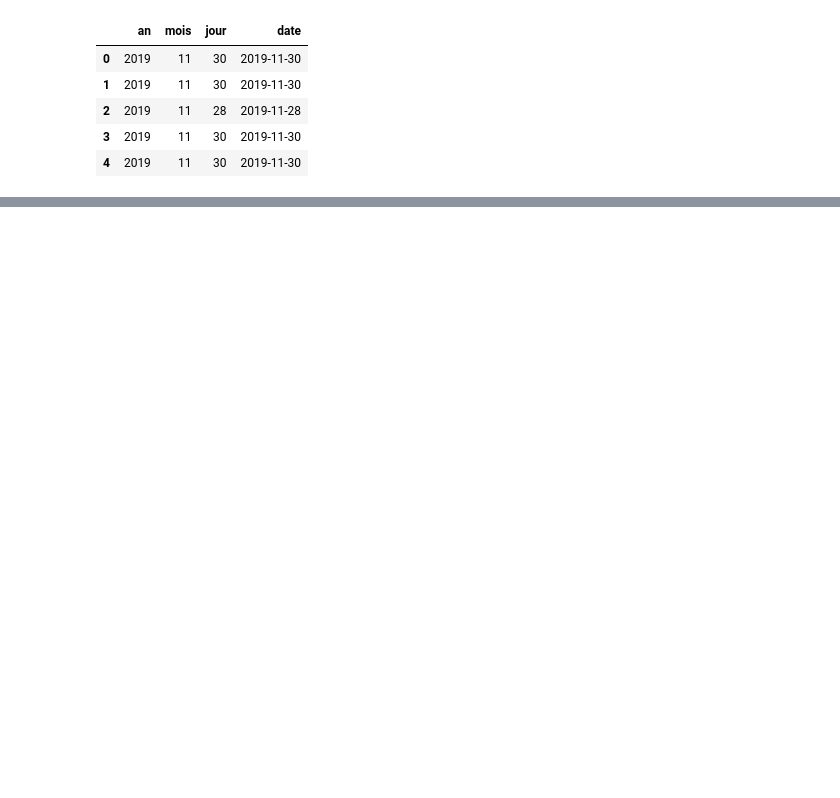
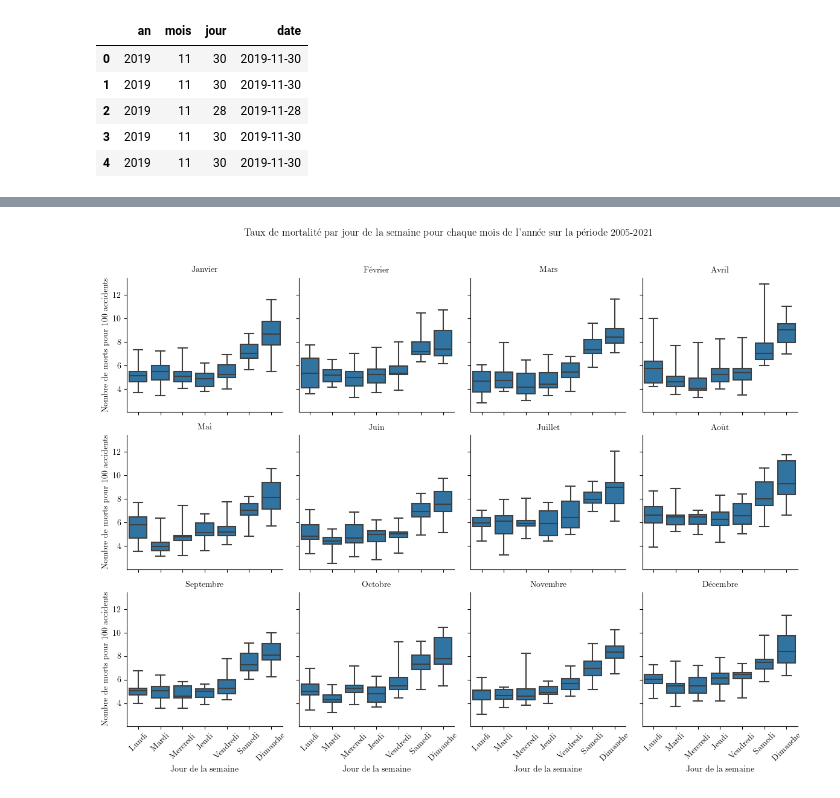
Before and after one commit to nlejay/accidents_circulation, a Jupyter notebook: projet_acc_route.ipynb, the cells around one changed output, grey strips where cells are left out. Cells and saved outputs as stored; diff of their text form; code cells hidden in the pictures; blank space fills up the shorter version.

Commit message:
comparaison taux mortalité week-end et semaine entre juillet-août et les autres mois

```diff
--- a/projet_acc_route.ipynb
+++ b/projet_acc_route.ipynb
@@ -1375,0 +1099,7 @@ Comme pour le mois de juillet, l'ANOVA permet de rejeter l'hypothèse nulle : $\
+# %%
+acc_par_jour = (df_caract
+                .groupby(['an','mois','nom_mois','nom_jour'])
+                .agg(accidents = pd.NamedAgg('Num_Acc','count'))
+                .reset_index()
+                )
+acc_par_jour.head()
@@ -1375,0 +1113,8 @@ Comme pour le mois de juillet, l'ANOVA permet de rejeter l'hypothèse nulle : $\
+# %%
+morts_par_jour = (df_caract[['Num_Acc','an','mois','jour','date','nom_jour']]
+                  .merge(df_usagers.loc[df_usagers['grav']==2], on='Num_Acc', how='inner')
+                  .groupby(['an','mois','nom_jour'])
+                  .agg(morts = pd.NamedAgg('Num_Acc','count'))
+                  .reset_index()
+                 )
+morts_par_jour.head()
@@ -1375,0 +1130,4 @@ Comme pour le mois de juillet, l'ANOVA permet de rejeter l'hypothèse nulle : $\
+# %%
+acc_vs_morts_par_jour = acc_par_jour.merge(morts_par_jour, on=['an','mois','nom_jour'], how='inner')
+acc_vs_morts_par_jour['tx_mortalite'] = acc_vs_morts_par_jour['morts']/acc_vs_morts_par_jour['accidents']*100
+acc_vs_morts_par_jour.head()
@@ -1375,0 +1159,20 @@ Comme pour le mois de juillet, l'ANOVA permet de rejeter l'hypothèse nulle : $\
+# %%
+ordre_jours = ['Lundi', 'Mardi', 'Mercredi', 'Jeudi', 'Vendredi', 'Samedi', 'Dimanche']
+
+g = sns.catplot(x='nom_jour', y='tx_mortalite', data=acc_vs_morts_par_jour,
+                kind='box', order=ordre_jours, whis=[0,100], color='tab:blue',
+                col='nom_mois', col_wrap=4,
+                height=3, aspect=1)
+
+plt.xlabel('Jour de la semaine')
+plt.ylabel('Nombre de morts pour 100 accidents')
+plt.suptitle("Taux de mortalité par jour de la semaine pour chaque mois de l'année sur la période 2005-2021", size=12, y=1.02)
+g.set_titles('{col_name}',size=10)
+g.set_xlabels("Jour de la semaine", size=10)
+g.set_xticklabels(['Lundi', 'Mardi', 'Mercredi', 'Jeudi', 'Vendredi', 'Samedi', 'Dimanche'], rotation=45)
+g.set_ylabels("Nombre de morts pour 100 accidents",size=10)
+g.fig.subplots_adjust(hspace = 1)
+plt.tight_layout()
+plt.show()
+# %% [output]
+[figure, added]
```
Also changed, not shown: parts of 38 cells of this notebook.
